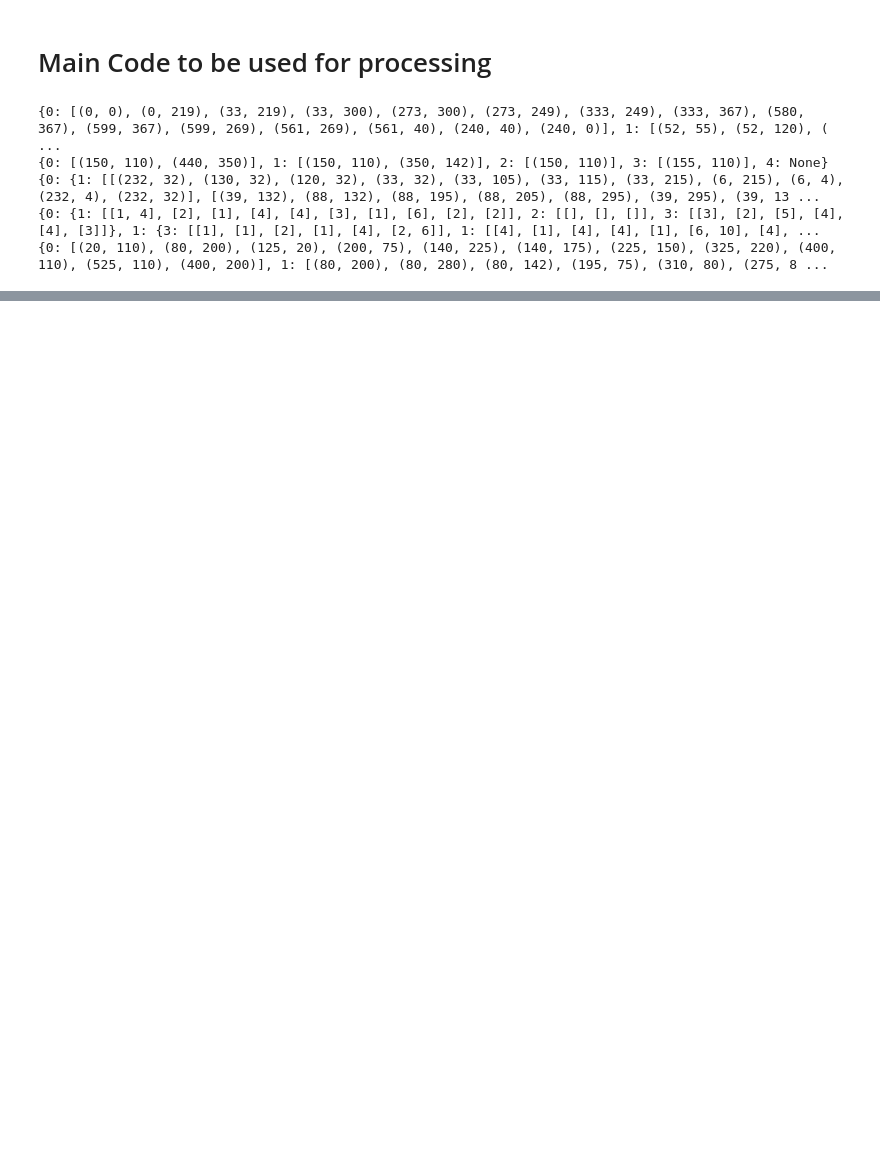
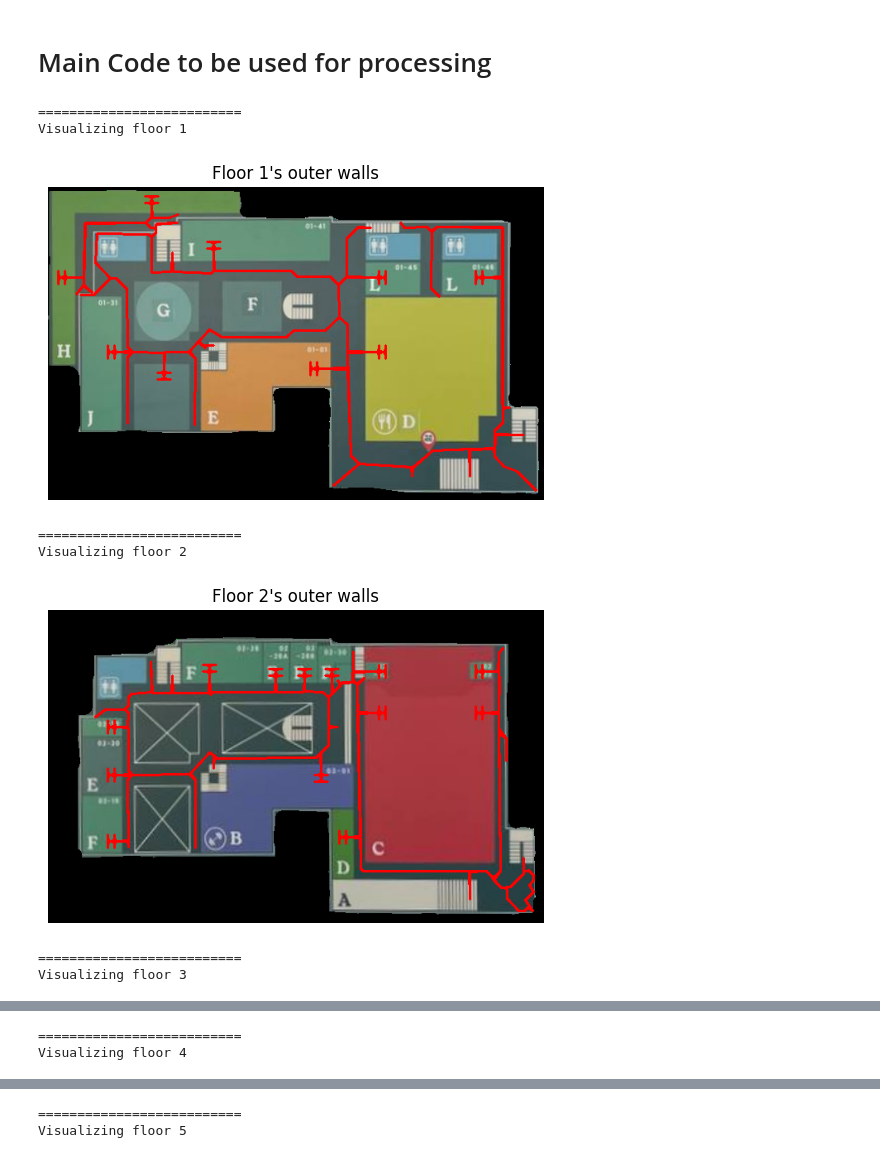
Before and after one commit to Shockbob17/SyDS, a Jupyter notebook: syds_backend/pythons/formingNumpyV2.ipynb, the cells around one changed output, grey strips where cells are left out. Cells and saved outputs as stored; diff of their text form; code cells hidden in the pictures; blank space fills up the shorter version.

Commit message:
Hoorrray, it is list of paths

```diff
--- a/syds_backend/pythons/formingNumpyV2.ipynb
+++ b/syds_backend/pythons/formingNumpyV2.ipynb
@@ -24,6 +26,7 @@ with open("data.json") as f:
     tenants: {floor: {POIIndex: [[(x, y), (x, y), ...], [(x, y), (x, y), ...], ...]}, ...}
     tenantsSkipper: {floor: {POIIndex: [[i, i, ...], [], ...]}, ...}
     agentPoints: {floor: [(x, y), (x, y), ...], ...}
+    paths: {floor: [((x, y), (x, y)),((x, y), (x, y)), .... ]}
     """
     data = json.load(f)
     allRegions = data.get("drawnRegions", {})
@@ -93,7 +96,7 @@ with open("data.json") as f:
 
         # Adding outputs to dictionaries for drawing
         outerWalls[index] = floorOuterWalls
-        paths[index] = floorSkeleton
+        paths[index] = convertSkeletonToLines(floorSkeleton)
         bins[index] = floorBins
         tenants[index] = floorTenants
         tenantsSkipper[index] = floorTenantsSkipper
@@ -109,10 +112,9 @@ with open("data.json") as f:
 
     # Visualizer, please toggle what you wish
     showOuterWalls = False
-    showPaths = False
+    showPaths = True
     showBins = False
     showTenants = False
-
 
     # print(outerWalls)
     # print(bins)
@@ -125,36 +127,40 @@ with open("data.json") as f:
     if True in settings:
         for index, _ in enumerate(outerWalls):
             referenceIndex = min(index, len(walkways) -1)
             floorWalkway = base64ToImage(walkways[referenceIndex])
             baseImage = base64ToImage(paddedImages[referenceIndex])
             print("==========================")
             print(f"Visualizing floor {index + 1}")
             if showOuterWalls:
                 floorOuterWalls = outerWalls[index]
                 copy = baseImage.copy()
                 if floorOuterWalls is not None:
                     plotLinesOverImage(copy, floorOuterWalls, title=f"Floor {index + 1}'s outer walls")
             if showPaths:
                 floorPaths = paths[index]
+                print
                 copy = baseImage.copy()
                 if floorPaths is not None:
-                    plotNumpyArrayOverImage(copy, floorPaths, f"Floor {index + 1}'s paths")
+                    draw_lines_on_image(copy, floorPaths, title=f"Floor {index + 1}'s outer walls")
             if showBins:
                 floorBins = bins[index]
                 copy = floorWalkway.copy()
                 if floorBins is not None:
                     plotNodesOverImage(copy, floorBins)
             if showTenants:
                 floorTenants = tenants[index]
                 floorTenantsSkipper = tenantsSkipper[index]
                 floorAgents = agentPoints[index]
                 copy = baseImage.copy()
                 if floorTenants is not None:
                     plotPOIOverImage(copy, floorTenants,floorTenantsSkipper, title=f"Floor {index + 1}'s outer walls")
                     plotNodesOverImage(copy, floorAgents)
 # %% [output]
-{0: [(0, 0), (0, 219), (33, 219), (33, 300), (273, 300), (273, 249), (333, 249), (333, 367), (580, 367), (599, 367), (599, 269), (561, 269), (561, 40), (240, 40), (240, 0)], 1: [(52, 55), (52, 120), ( ...
-{0: [(150, 110), (440, 350)], 1: [(150, 110), (350, 142)], 2: [(150, 110)], 3: [(155, 110)], 4: None}
-{0: {1: [[(232, 32), (130, 32), (120, 32), (33, 32), (33, 105), (33, 115), (33, 215), (6, 215), (6, 4), (232, 4), (232, 32)], [(39, 132), (88, 132), (88, 195), (88, 205), (88, 295), (39, 295), (39, 13 ...
-{0: {1: [[1, 4], [2], [1], [4], [4], [3], [1], [6], [2], [2]], 2: [[], [], []], 3: [[3], [2], [5], [4], [4], [3]]}, 1: {3: [[1], [1], [2], [1], [4], [2, 6]], 1: [[4], [1], [4], [4], [1], [6, 10], [4], ...
-{0: [(20, 110), (80, 200), (125, 20), (200, 75), (140, 225), (140, 175), (225, 150), (325, 220), (400, 110), (525, 110), (400, 200)], 1: [(80, 200), (80, 280), (80, 142), (195, 75), (310, 80), (275, 8 ...
+==========================
+Visualizing floor 1
+[figure, added]
+==========================
+Visualizing floor 2
+[figure, added]
+==========================
+Visualizing floor 3
@@ -160,0 +168,2 @@ with open("data.json") as f:
+==========================
+Visualizing floor 4
@@ -160,0 +171,2 @@ with open("data.json") as f:
+==========================
+Visualizing floor 5
```
Also changed, not shown: parts of 2 cells of this notebook, 1 other file.
